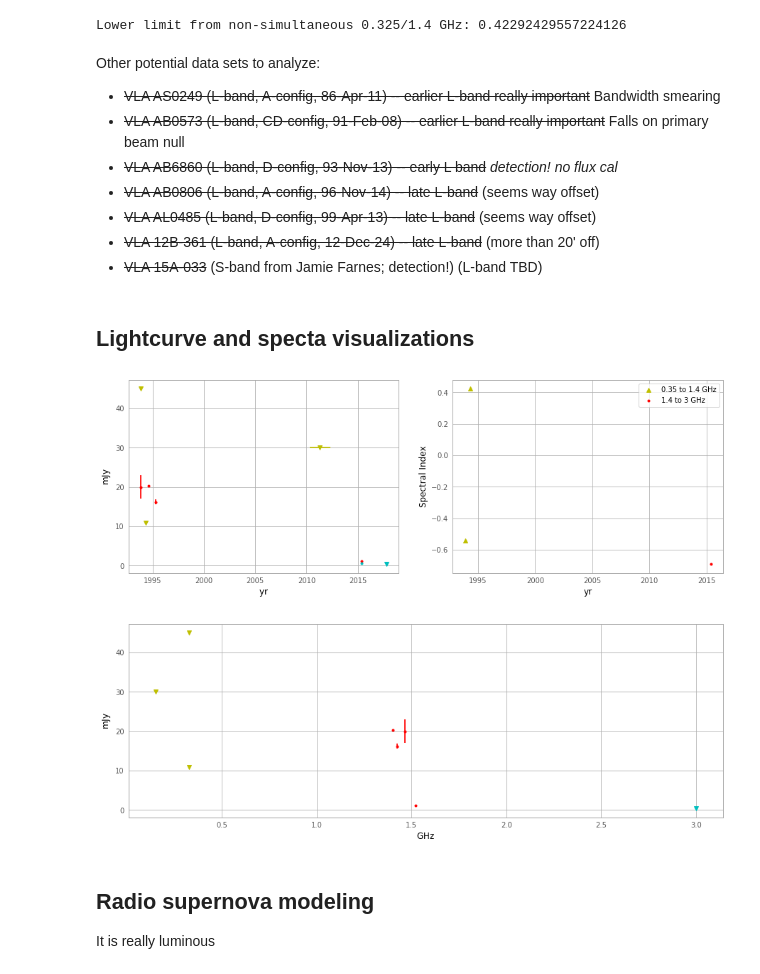
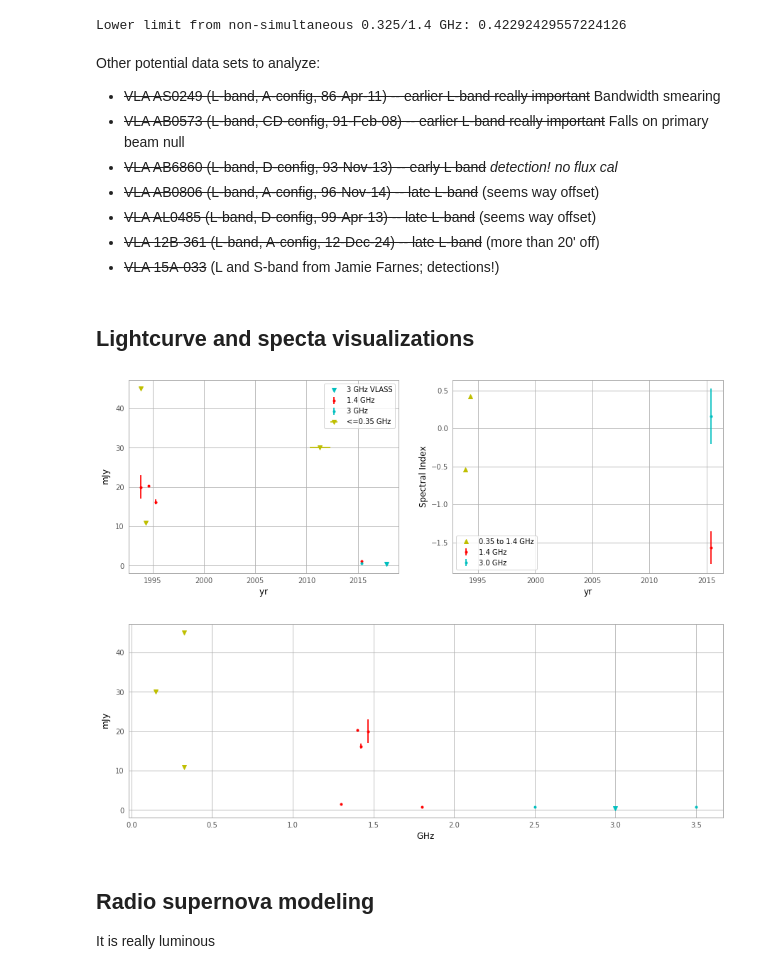
Before and after one commit to caseyjlaw/vlass_query, a Jupyter notebook: J141918.855+394036.03.ipynb, the cells around one changed output. Saved outputs shown, nothing was run; the diff lists cells and outputs as text; code cells hidden in the pictures.

```diff
--- a/J141918.855+394036.03.ipynb
+++ b/J141918.855+394036.03.ipynb
@@ -288,38 +323,52 @@ Other potential data sets to analyze:
 * ~~VLA AB0806 (L-band, A-config, 96-Nov-14) -- late L-band~~ (seems way offset)
 * ~~VLA AL0485 (L-band, D-config, 99-Apr-13) -- late L-band~~ (seems way offset)
 * ~~VLA 12B-361 (L-band, A-config, 12-Dec-24) -- late L-band~~ (more than 20' off)
-* ~~VLA 15A-033~~ (S-band from Jamie Farnes; detection!) (L-band TBD)
+* ~~VLA 15A-033~~ (L and S-band from Jamie Farnes; detections!)
 # %% [markdown]
 ## Lightcurve and specta visualizations
 # %%
 # omit vlssr (not constraining and throws off plot)
 
 with quantity_support():
     plt.figure(figsize=(15,5))
     plt.subplot(121)
     # fluxes
-    plt.errorbar([t_ab6860, t_first, t_nvss, t_farnes]*u.year, [s_ab6860, s_first, s_nvss, s_farnesL]*u.milliJansky, yerr=[es_ab6860, es_first, es_nvss, es_farnesL]*u.milliJansky, fmt='r.')  # 1.4 GHz
-    plt.errorbar([t_farnes]*u.year, [s_farnesS]*u.milliJansky, yerr=[es_farnesS]*u.milliJansky, fmt='c.')  # 3 GHz
-    plt.plot([t_vlass]*u.year, [s_vlass]*u.milliJansky, 'cv')  # 3 GHz
-    plt.errorbar([t_tgss, t_wenss, t_ab6860]*u.year, [s_tgss, s_wenss, s_ab6860P]*u.milliJansky, xerr=[et_tgss, et_wenss, 0]*u.year, fmt='yv')  # 150 MHz
+    plt.errorbar([t_ab6860, t_first, t_nvss, t_farnes]*u.year,
+                 [s_ab6860, s_first, s_nvss, s_farnesL]*u.milliJansky,
+                 yerr=[es_ab6860, es_first, es_nvss, es_farnesL]*u.milliJansky, fmt='r.',
+                 label="1.4 GHz")  # 1.4 GHz
+    plt.errorbar([t_farnes]*u.year,
+                 [s_farnesS]*u.milliJansky,
+                 yerr=[es_farnesS]*u.milliJansky, fmt='c.',
+                 label="3 GHz")  # 3 GHz
+    plt.plot([t_vlass]*u.year, [s_vlass]*u.milliJansky, 'cv', label="3 GHz VLASS")  # 3 GHz
+    plt.errorbar([t_tgss, t_wenss, t_ab6860]*u.year,
+                 [s_tgss, s_wenss, s_ab6860P]*u.milliJansky,
+                 xerr=[et_tgss, et_wenss, 0]*u.year, fmt='yv', label="<=0.35 GHz")  # 150 MHz
+    plt.legend()
     plt.subplot(122)
     # alphas
     plt.plot([t_ab6860, t_wenss], [alpha_ab6860, alpha_fw], 'y^', label="0.35 to 1.4 GHz")
-    plt.plot([t_farnes], [alpha_farnes], 'r.', label="1.4 to 3 GHz")
+    plt.errorbar([t_farnes], [alpha_farnesLL], yerr=[ealpha_farnesLL], fmt='r.', label="1.4 GHz")
+    plt.errorbar([t_farnes], [alpha_farnesSS], yerr=[ealpha_farnesSS], fmt='c.', label="3.0 GHz")
     plt.xlabel("yr")
     plt.ylabel("Spectral Index")
     plt.legend()
 # %% [output]
-[figure, old version]
+[figure, new version]
 # %%
 with quantity_support():
     plt.figure(figsize=(15,5))
-    plt.errorbar([f_ab6860, f_first, f_nvss, f_farnesL]*u.GHz, [s_ab6860, s_first, s_nvss, s_farnesL]*u.milliJansky, yerr=[es_ab6860, es_first, es_nvss, es_farnesL]*u.milliJansky, fmt='r.')  # 1.4 GHz
-    plt.errorbar([f_farnesS]*u.GHz, [s_farnesS]*u.milliJansky, yerr=[es_farnesS]*u.milliJansky, fmt='c.')  # 3 GHz
+    plt.errorbar([f_ab6860, f_first, f_nvss, f_farnesL_bottom, f_farnesL_top]*u.GHz,
+                 [s_ab6860, s_first, s_nvss, s_farnesL_bottom, s_farnesL_top]*u.milliJansky,
+                 yerr=[es_ab6860, es_first, es_nvss, es_farnesL_bottom, es_farnesL_top]*u.milliJansky, fmt='r.')  # 1.4 GHz
+    plt.errorbar([f_farnesS_bottom, f_farnesS_top]*u.GHz,
+                 [s_farnesS_bottom, s_farnesS_top]*u.milliJansky,
+                 yerr=[es_farnesS_bottom, es_farnesS_top]*u.milliJansky, fmt='c.')  # 3 GHz
     plt.plot([f_vlass]*u.GHz, [s_vlass]*u.milliJansky, 'cv')  # 3 GHz
     plt.plot([f_tgss, f_wenss, f_ab6860P]*u.GHz, [s_tgss, s_wenss, s_ab6860P]*u.milliJansky, 'yv')  # low freqs
 # %% [output]
-[figure, old version]
+[figure, new version]
 # %% [markdown]
 ## Radio supernova modeling
 
```
Also changed, not shown: parts of 6 cells of this notebook.
